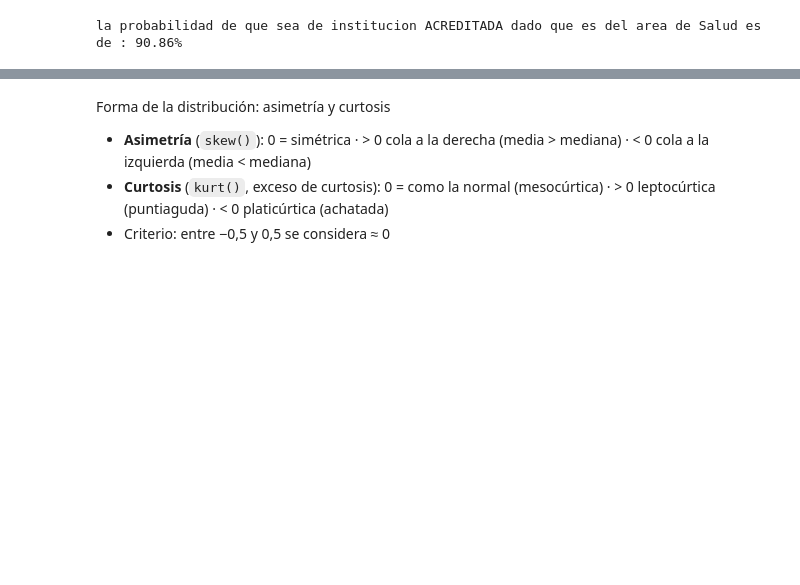
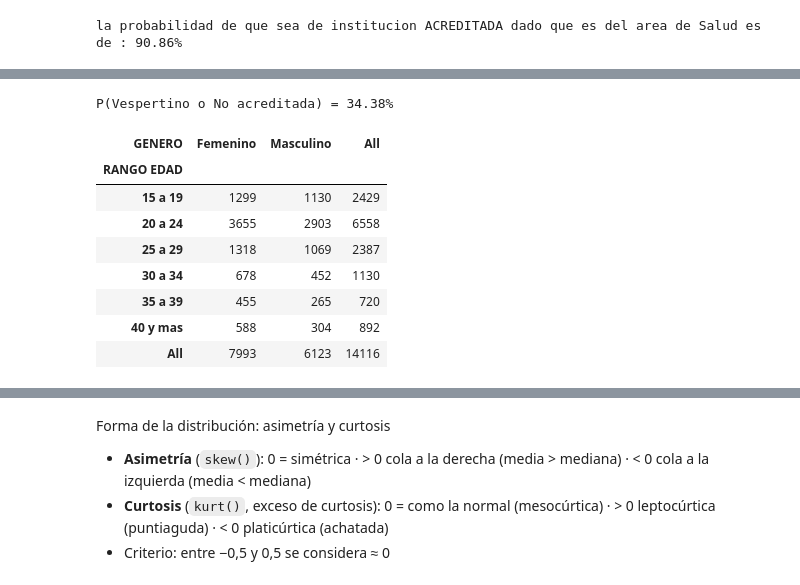
Before and after one commit to jesuscardenas-jacv1/Presentacion-Estadisticas-Descriptivas, a Jupyter notebook: colab/Proyecto_Segunda_Presentacion_CORREGIDO.ipynb, the cells around one changed output, grey strips where cells are left out. Cells and saved outputs as stored; diff of their text form; code cells hidden in the pictures; blank space fills up the shorter version.

```diff
--- a/colab/Proyecto_Segunda_Presentacion_CORREGIDO.ipynb
+++ b/colab/Proyecto_Segunda_Presentacion_CORREGIDO.ipynb
@@ -206,0 +227,22 @@ la probabilidad de que sea de institucion ACREDITADA dado que es del area de Sal
+# %%
+# 4. P(A ∪ B) = P(A) + P(B) - P(A ∩ B)
+d = (4104 + 2343 - 1594) / 14116 * 100
+print(f'P(Vespertino o No acreditada)'
+      f' = {d:.2f}%')
+# %% [output]
+P(Vespertino o No acreditada) = 34.38%
+# %%
+# Tabla bivariada
+Tabla5 = pd.crosstab(df['RANGO EDAD'],
+                     df['GENERO'], margins=True)
+Tabla5
+# %% [output]
+| GENERO | Femenino | Masculino | All |
+| RANGO EDAD |  |  |  |
+| 15 a 19 | 1299 | 1130 | 2429 |
+| 20 a 24 | 3655 | 2903 | 6558 |
+| 25 a 29 | 1318 | 1069 | 2387 |
+| 30 a 34 | 678 | 452 | 1130 |
+| 35 a 39 | 455 | 265 | 720 |
+| 40 y mas | 588 | 304 | 892 |
+| All | 7993 | 6123 | 14116 |
```
Also changed, not shown: parts of 10 cells of this notebook, 3 other files.
